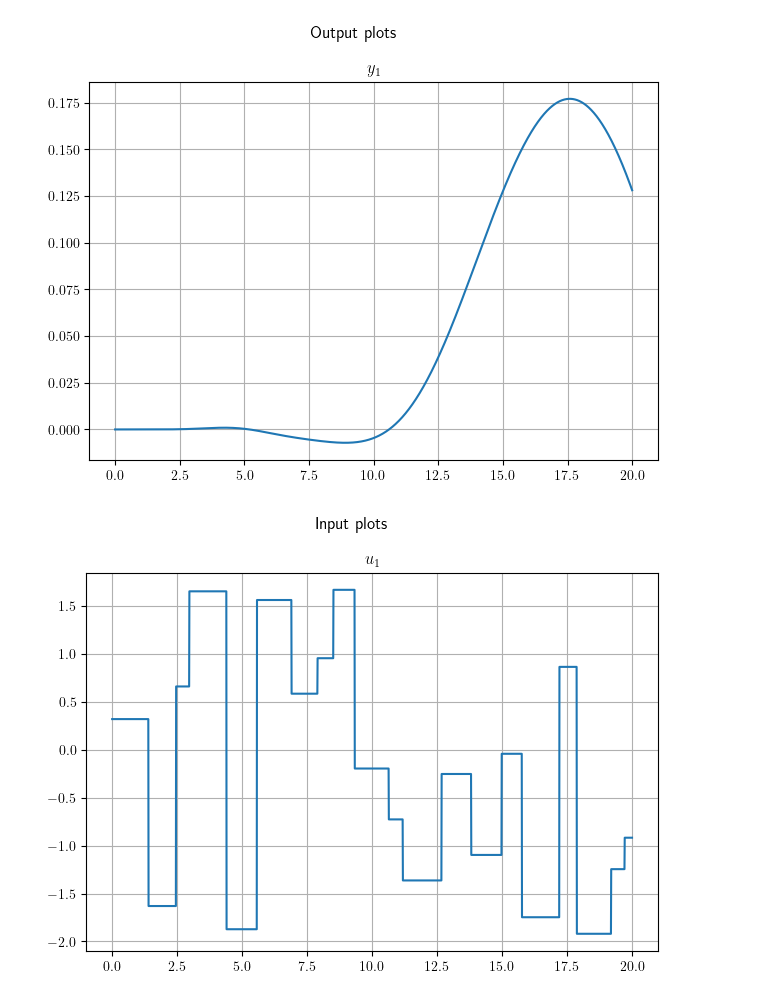
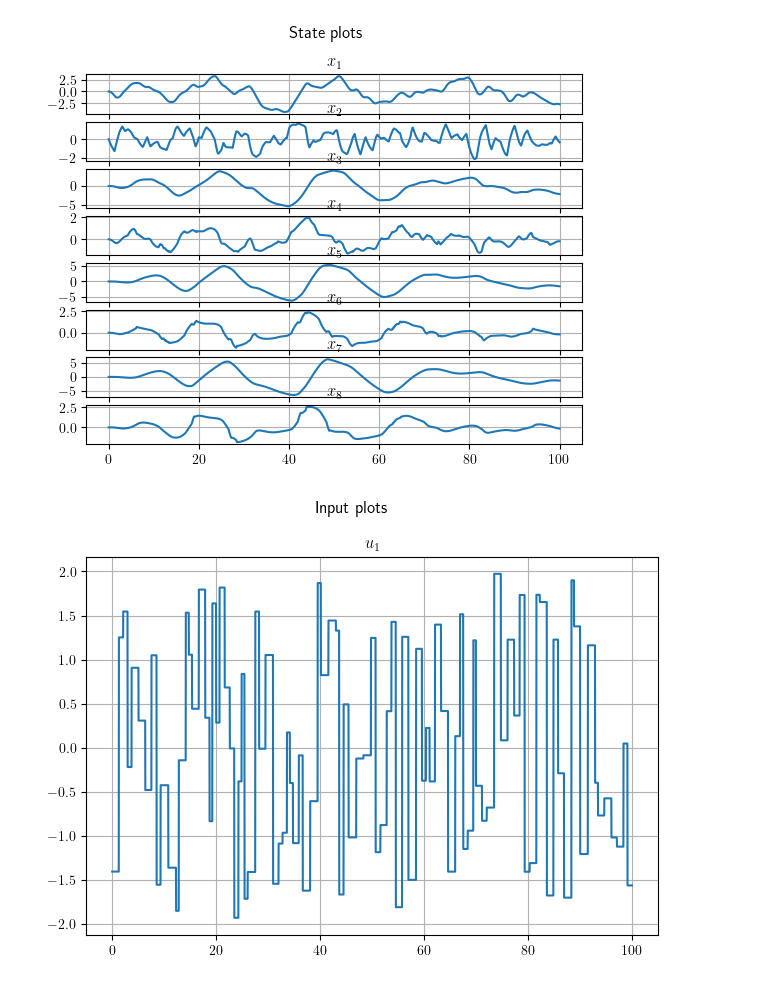
Before and after one commit to Dany-L/statesim, a Jupyter notebook: scripts/notebooks/input_sequence.ipynb, the cells around one changed output. Drawn from its saved outputs; the diff is of its cells as text; code cells hidden in the pictures.

```diff
--- a/scripts/notebooks/input_sequence.ipynb
+++ b/scripts/notebooks/input_sequence.ipynb
@@ -72,30 +72,27 @@ plot_inputs(result=result)
 # %%
+T = 100
+eta = 0.01
+N = int(T / eta)
 us = generate_random_static_input(
     N=N, nu=1, amplitude_range=(-2, 2), frequency_range=(50, 150)
 )
 # us = [np.array([[u]]) for u in np.zeros(N)]
-Ns = 8
-sys = CoupledMsd(
-    N=8,
-    k=np.array(range(1, Ns + 1)),
-    c=np.array(range(1, Ns + 1)),
-    m=np.array(range(1, Ns + 1)),
-)
+sys = CoupledMsd()
 model = Nonlinear(
     f=sys.state_dynamics,
     g=sys.output_function,
     nx=sys.nx,
     nu=sys.nu,
     ny=sys.ny,
 )
 sim = ContinuousSimulator(T=T, step_size=eta)
 result, _ = sim.simulate(
     model=model,
-    initial_state=np.zeros(shape=(Ns * 2, 1)),
+    initial_state=np.zeros(shape=(4 * 2, 1)),
     input=us,
 )
-plot_outputs(result=result)
+plot_states(result=result)
 plot_inputs(result=result)
 # %% [output]
-[figure, old version]
+[figure, new version]
-[figure, old version]
+[figure, new version]
```
Also changed, not shown: parts of 3 cells of this notebook, 8 other files.
